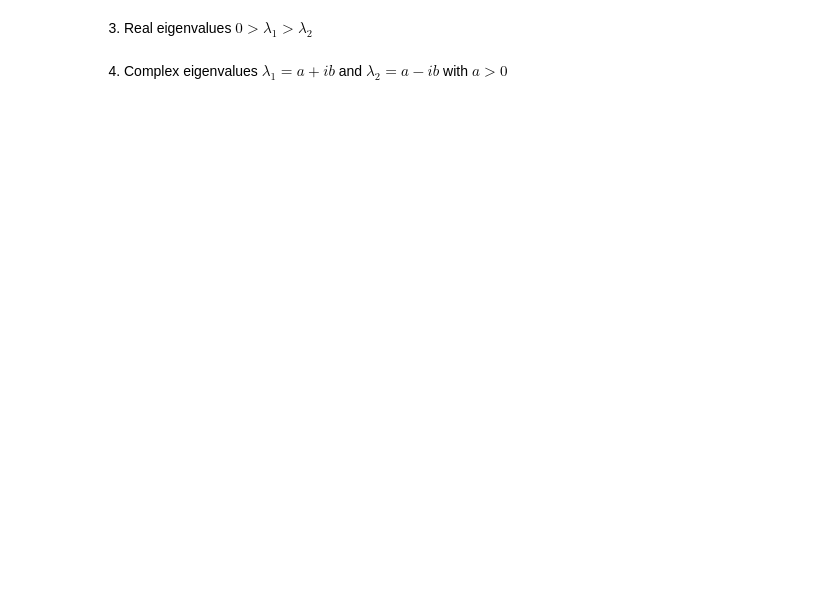
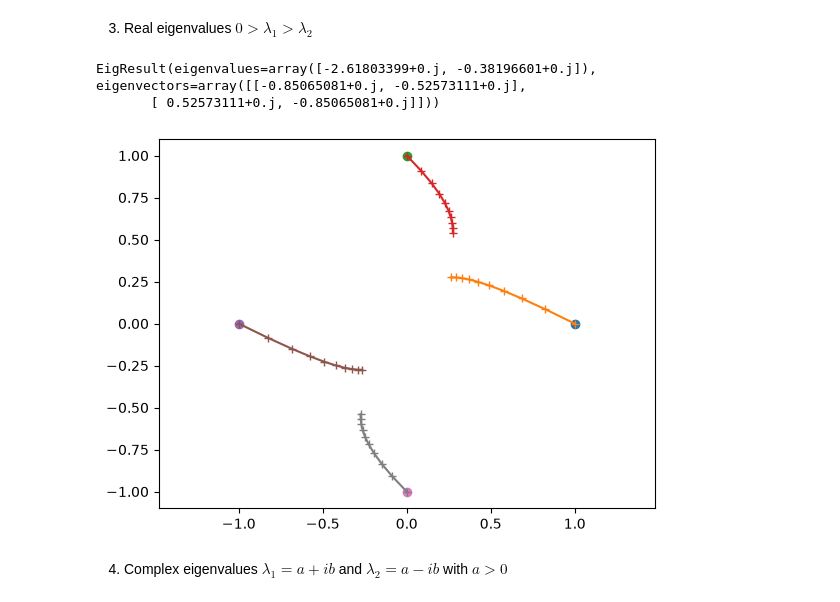
Before and after one commit to XiuningZhang/B50_Scientific_Computing, a Jupyter notebook: 06_ODE_Ex.ipynb, the cells around one changed output. Saved outputs shown, nothing was run; the diff lists cells and outputs as text; code cells hidden in the pictures; blank space fills up the shorter version.

```diff
--- a/06_ODE_Ex.ipynb
+++ b/06_ODE_Ex.ipynb
@@ -73,4 +94,11 @@ linear2D(A, t=np.arange(0, 1, 0.1))
 # %% [markdown]
 3) Real eigenvalues $0 > \lambda_1 > \lambda_2$
+# %%
+A = np.array([[-2, 1], [1, -1]])
+linear2D(A, t=np.arange(0, 1, 0.1))
+# %% [output]
+EigResult(eigenvalues=array([-2.61803399+0.j, -0.38196601+0.j]), eigenvectors=array([[-0.85065081+0.j, -0.52573111+0.j],
+       [ 0.52573111+0.j, -0.85065081+0.j]]))
+[figure, added]
 # %% [markdown]
 4) Complex eigenvalues $\lambda_1=a+ib$ and $\lambda_2=a-ib$ with $a>0$
```
Also changed, not shown: parts of 20 cells of this notebook, 3 other files.
